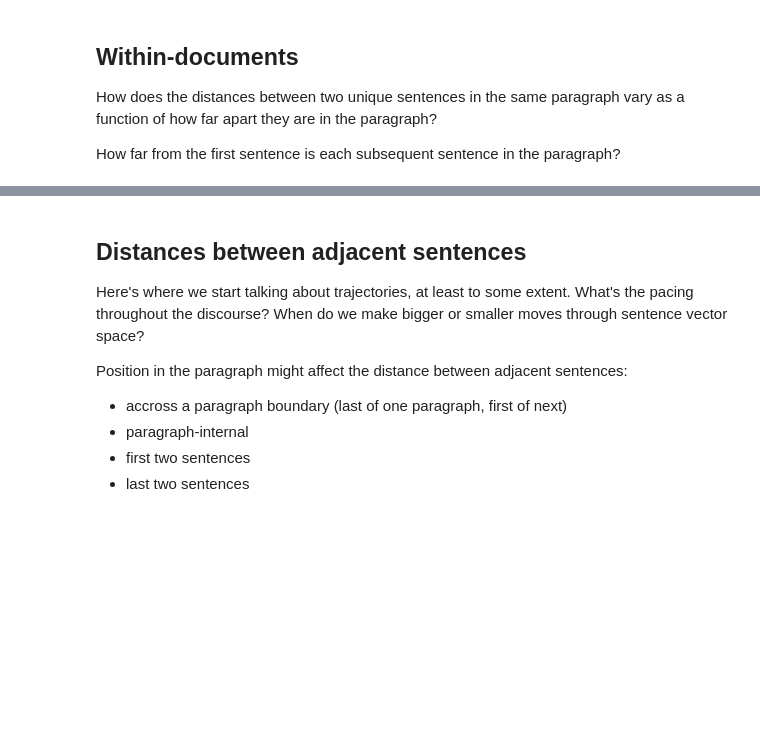
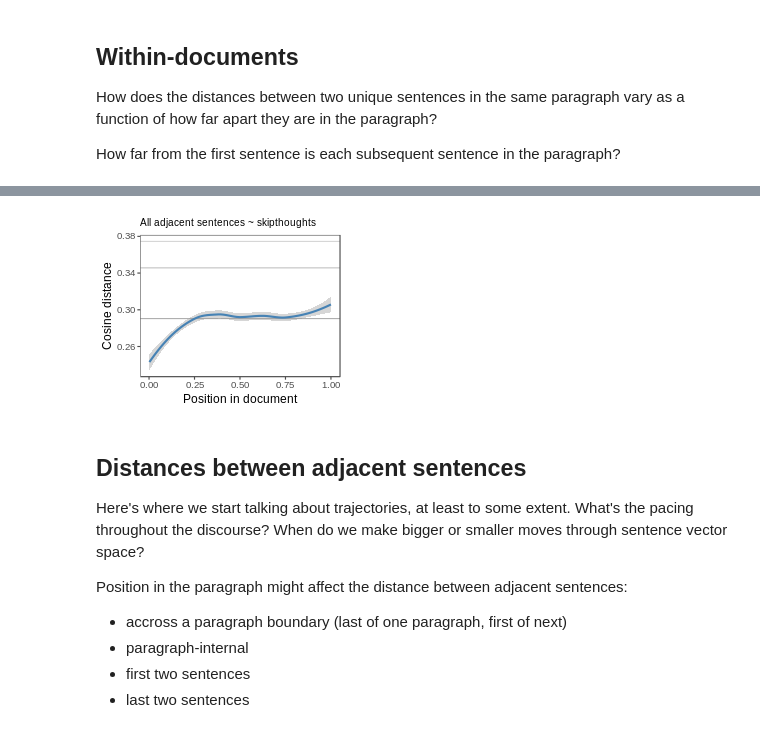
Before and after one commit to erindb/descodisc, a Jupyter notebook: src/distances.ipynb, the cells around one changed output, grey strips where cells are left out. Cells and saved outputs as stored; diff of their text form; code cells hidden in the pictures; blank space fills up the shorter version.

```diff
--- a/src/distances.ipynb
+++ b/src/distances.ipynb
@@ -283,0 +309,22 @@ ggsave(paste("../img/within_par_increments_by_length_", model, "_", n_articles,
+# %%
+%%R -w 250 -h 200 -u px
+p = within_doc_df %>%
+filter(s_separation == 1) %>%
+mutate(doc_position = end_s_in_doc / (end_n_s_in_doc - 1)) %>%
+ggplot(., aes(x = doc_position,
+              y = distance)) +
+geom_hline(yintercept = mean_within_paragraph_distance, colour="darkgray") +
+geom_hline(yintercept = doc_dist_means["Same Document","distance"], colour="gray") +
+geom_hline(yintercept = doc_dist_means["Different Document","distance"], colour="lightgray") +
+# stat_summary(fun.y = mean, geom = "point", colour="steelblue", alpha=1/100) +
+# stat_summary(fun.data = mean_cl_boot, geom = "errorbar", width=0) +
+geom_smooth(method="loess", group=1, colour="steelblue") +
+xlab("Position in document") +
+ylab("Cosine distance") +
+ggtitle(paste("All adjacent sentences ~ ", model, sep="")) +
+theme_few(12) +
+theme(legend.position="none") +
+theme(plot.title=element_text(size=10))
+print(p)
+ggsave(paste("../img/within_doc_increments_", model, "_", n_articles, ".png", sep=""))
+# %% [output]
@@ -284,3 +332,4 @@ ggsave(paste("../img/within_par_increments_by_length_", model, "_", n_articles,
+[figure, added]
 # %%
 # %%R -w 300 -h 200 -u px
 # p = within_doc_df %>%
```
Also changed, not shown: parts of 9 cells of this notebook, 1 other file.
